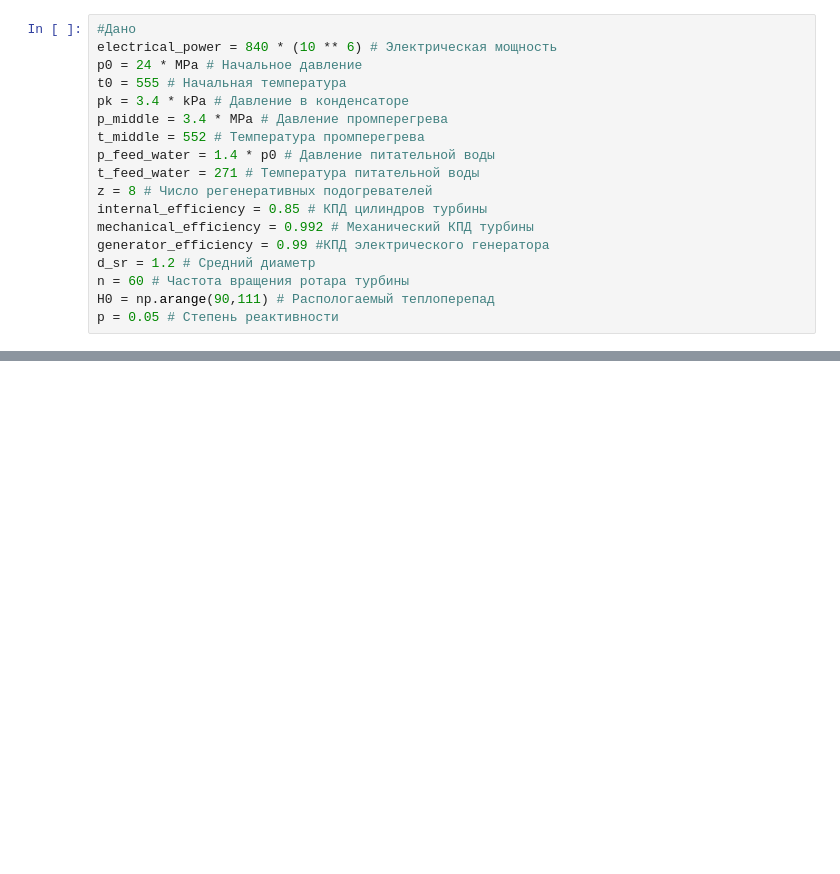
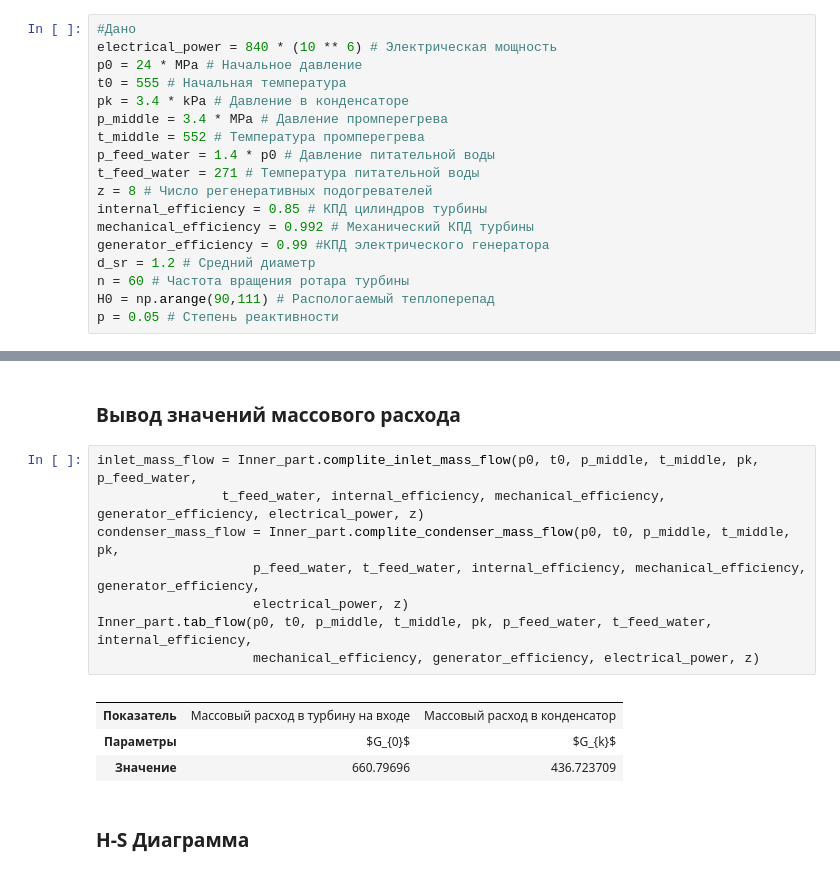
Before and after one commit to BonadykovNM/PythonTurbine, a Jupyter notebook: Курсач/Сoursework.ipynb, the cells around one changed output, grey strips where cells are left out. Drawn from its saved outputs; the diff is of its cells as text; blank space fills up the shorter version.

```diff
--- a/Курсач/Сoursework.ipynb
+++ b/Курсач/Сoursework.ipynb
@@ -144 +104,18 @@ Inner_part.tab_point(p0,t0,p_middle,t_middle,pk,internal_efficiency)
+# %% [markdown]
+### Вывод значений массового расхода
+# %%
+inlet_mass_flow = Inner_part.complite_inlet_mass_flow(p0, t0, p_middle, t_middle, pk, p_feed_water,
+                t_feed_water, internal_efficiency, mechanical_efficiency, generator_efficiency, electrical_power, z)
+condenser_mass_flow = Inner_part.complite_condenser_mass_flow(p0, t0, p_middle, t_middle, pk,
+                    p_feed_water, t_feed_water, internal_efficiency, mechanical_efficiency, generator_efficiency,
+                    electrical_power, z)
+Inner_part.tab_flow(p0, t0, p_middle, t_middle, pk, p_feed_water, t_feed_water, internal_efficiency,
+                    mechanical_efficiency, generator_efficiency, electrical_power, z)
+# %% [output]
+|  |  |  |
+| Показатель | Массовый расход в турбину на входе | Массовый расход в конденсатор |
+| Параметры | $G_{0}$ | $G_{k}$ |
+| Значение | 660.79696 | 436.723709 |
+# %% [markdown]
+### H-S Диаграмма
 # %%
```
Also changed, not shown: parts of 12 cells of this notebook, 1 other file.
